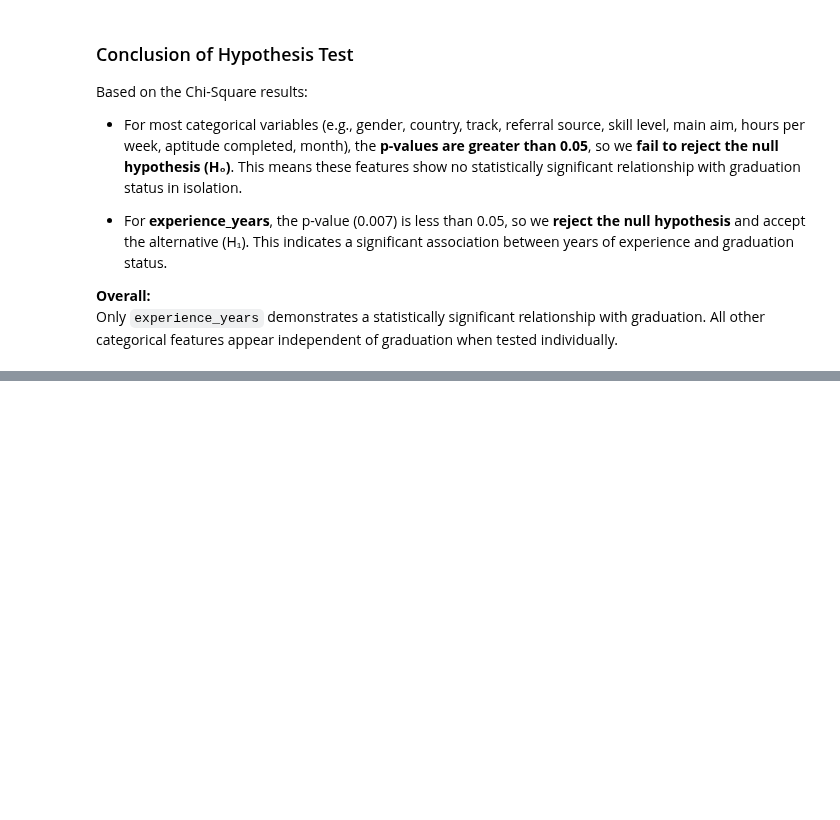
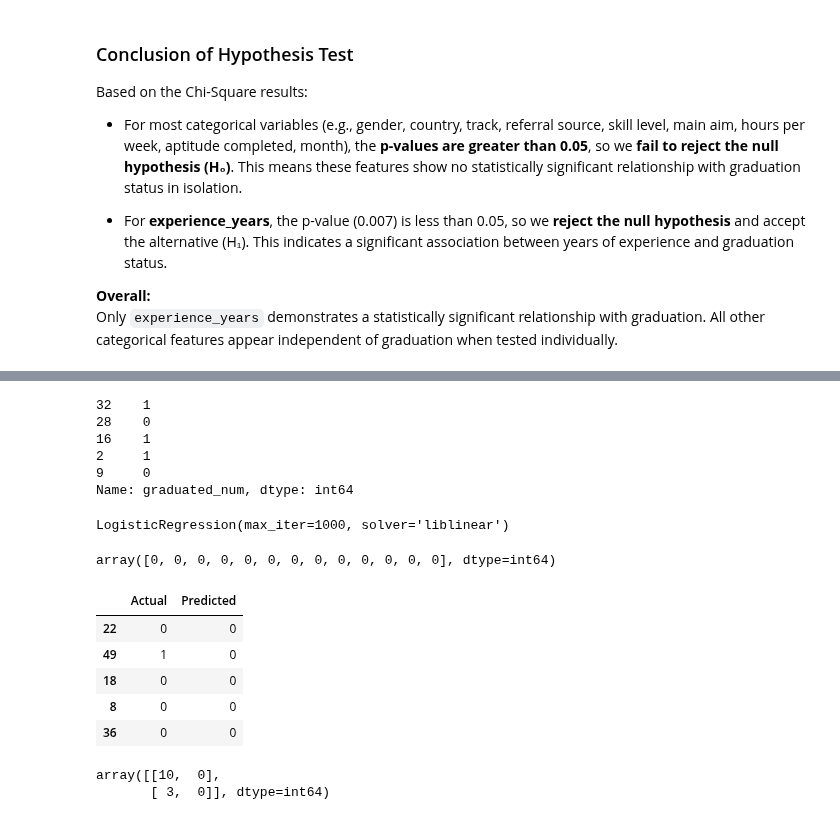
Before and after one commit to J-Kimani/DS, a Jupyter notebook: Projects/Data Proficiency Project/Data Proficiency Project.ipynb, the cells around one changed output, grey strips where cells are left out. Saved outputs shown, nothing was run; the diff lists cells and outputs as text; code cells hidden in the pictures; blank space fills up the shorter version.

```diff
--- a/Projects/Data Proficiency Project/Data Proficiency Project.ipynb
+++ b/Projects/Data Proficiency Project/Data Proficiency Project.ipynb
@@ -1747,0 +1783,9 @@ Only `experience_years` demonstrates a statistically significant relationship wi
+# %%
+
+
+# Convert all object columns to numeric
+df6 = df4.apply(
+    lambda col: pd.to_numeric(col, errors='coerce') if col.dtype == 'object' else col
+)
+
+df6.isna().sum()
@@ -1747,0 +1810,12 @@ Only `experience_years` demonstrates a statistically significant relationship wi
+# %%
+from sklearn.model_selection import train_test_split
+
+# pick X and y
+X = df6.drop(columns=["graduated_num"])
+y = df6["graduated_num"]
+
+# train-test split
+X_train, X_test, y_train, y_test = train_test_split(X, y, test_size=0.2, random_state=42, stratify=y)
+
+# Check the shape of splits
+X_train.shape, X_test.shape, y_train.shape, y_test.shape
@@ -1747,0 +1844,40 @@ Only `experience_years` demonstrates a statistically significant relationship wi
+# %%
+y_train.head()
+# %% [output]
+32    1
+28    0
+16    1
+2     1
+9     0
+Name: graduated_num, dtype: int64
+# %%
+from sklearn.linear_model import LogisticRegression
+from sklearn.metrics import classification_report, confusion_matrix
+
+log_reg = LogisticRegression(max_iter= 1000, solver= 'liblinear')
+log_reg.fit(X_train, y_train)
+# %% [output]
+LogisticRegression(max_iter=1000, solver='liblinear')
+# %%
+y_pred = log_reg.predict(X_test)
+y_pred
+# %% [output]
+array([0, 0, 0, 0, 0, 0, 0, 0, 0, 0, 0, 0, 0], dtype=int64)
+# %%
+actual_v_pred = pd.DataFrame({
+    "Actual": y_test,
+    "Predicted": y_pred
+})
+actual_v_pred.head()
+# %% [output]
+|  | Actual | Predicted |
+| 22 | 0 | 0 |
+| 49 | 1 | 0 |
+| 18 | 0 | 0 |
+| 8 | 0 | 0 |
+| 36 | 0 | 0 |
+# %%
+confusion_matrix(y_test, y_pred)
+# %% [output]
+array([[10,  0],
+       [ 3,  0]], dtype=int64)
```
Also changed, not shown: parts of 8 cells of this notebook, 2 other files.
